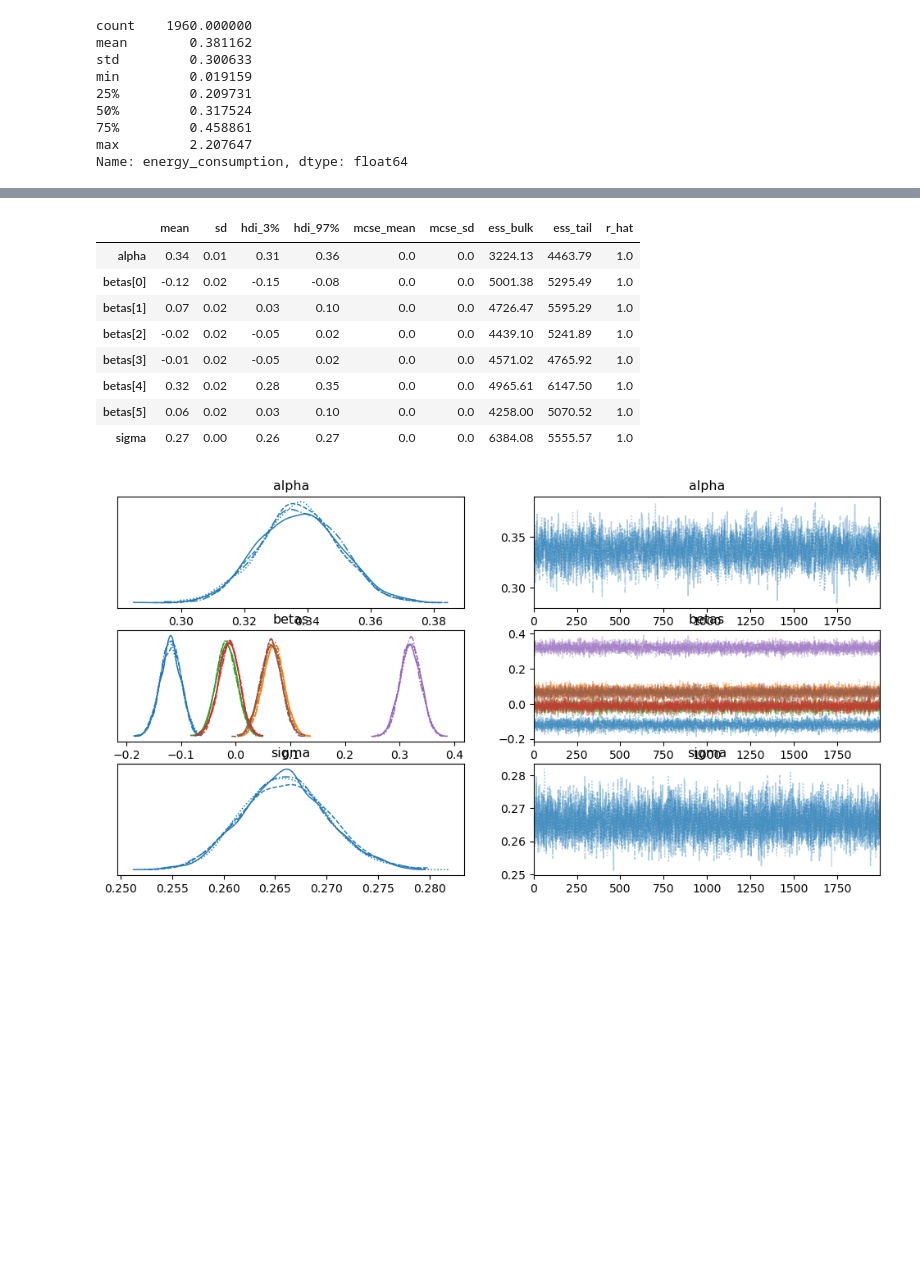
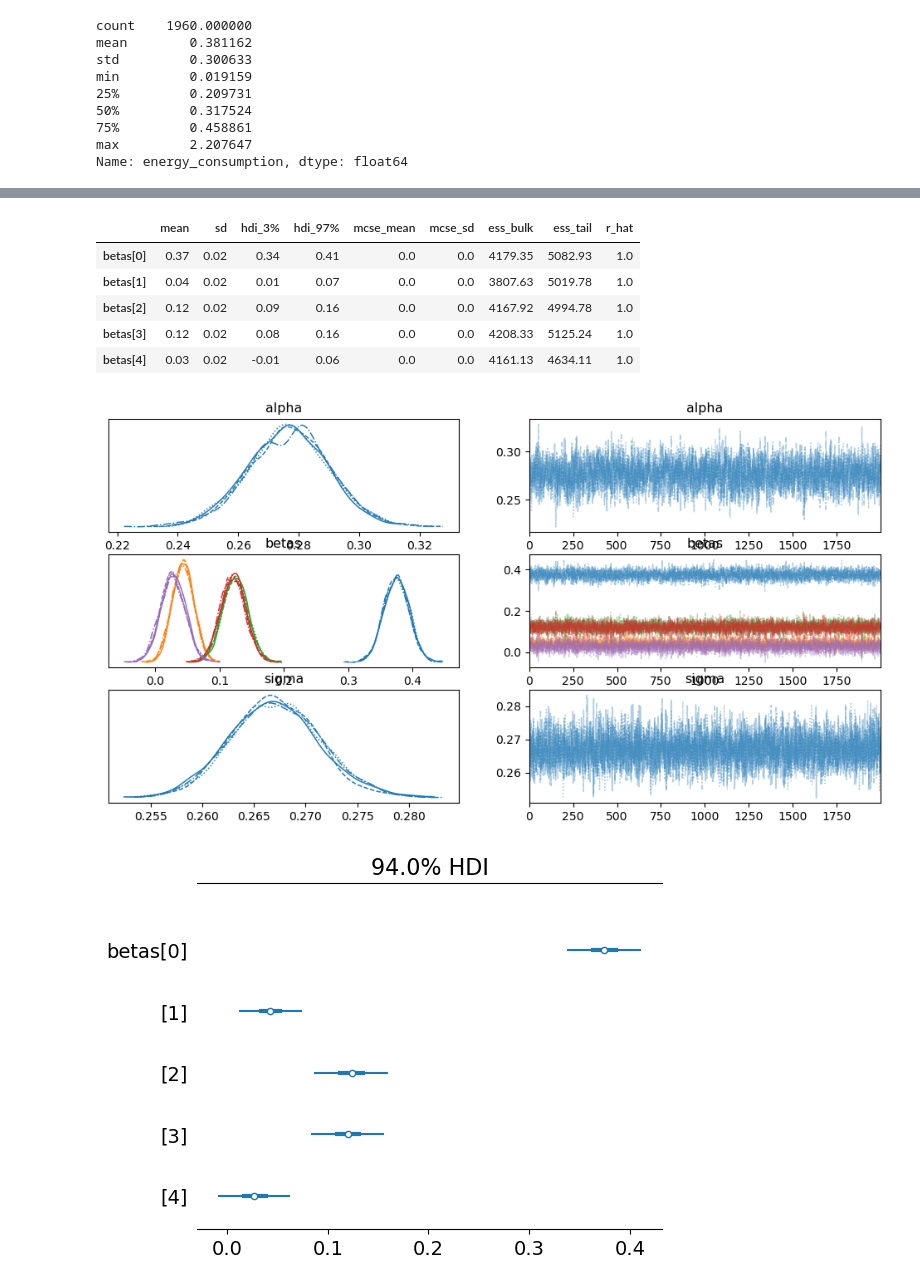
Before and after one commit to sanderengel/prpro_exam_2025, a Jupyter notebook: main-question.ipynb, the cells around one changed output, grey strips where cells are left out. Saved outputs shown, nothing was run; the diff lists cells and outputs as text; code cells hidden in the pictures; blank space fills up the shorter version.

```diff
--- a/main-question.ipynb
+++ b/main-question.ipynb
@@ -226,21 +307,6 @@ import pymc as pm
 import arviz as az
 import pandas as pd
 import numpy as np
-
-# Assuming df is already defined and contains the 'framework' and 'energy_consumption' columns
-# Make c-sharp-razor the baseline (already done in your previous code)
-df['framework'] = df['framework'].astype('category')
-df['framework'] = df['framework'].cat.reorder_categories(
-    ['razor' if 'razor' in x else x for x in df['framework'].cat.categories],
-    ordered=False
-)
-
-# Create dummy variables
-df_dummies = pd.get_dummies(df['framework'], drop_first=True)  # drop baseline ('razor')
-
-# Combine with original data
-X = df_dummies
-y = df['energy_consumption'].values
 
 # Get number of frameworks (excluding baseline)
 n_frameworks = X.shape[1]
@@ -308,16 +351,21 @@ TypeError: `data` argument must have the group "posterior_predictive" for ppcplo
+# %%
+df['language'] = df['language'].astype('category')
+df['language'] = df['language'].cat.reorder_categories(
+    ['javascript'] + [cat for cat in df['language'].cat.categories if cat != 'javascript'],
+    ordered=False
+)
+
+X_lang = pd.get_dummies(df['language'], drop_first=True)
+y = df['energy_consumption'].values
 # %%
-with pm.Model() as model_h1:
-    # Priors
-    alpha = pm.Normal("alpha", mu=0.3, sigma=0.1)  # Based on rough average
-    betas = pm.Normal("betas", mu=0, sigma=0.05, shape=X.shape[1])
+with pm.Model() as model_h2:
+    alpha = pm.Normal("alpha", mu=0.3, sigma=0.1)  # Mean energy for javascript
+    betas = pm.Normal("betas", mu=0, sigma=0.05, shape=X_lang.shape[1])
     sigma = pm.HalfNormal("sigma", sigma=0.1)
 
-    # Expected value
-    mu = alpha + pm.math.dot(X.values, betas)
+    mu = alpha + pm.math.dot(X_lang.values, betas)
 
-    # Likelihood
     y_obs = pm.Normal("y_obs", mu=mu, sigma=sigma, observed=y)
 
-    # Sampling
-    trace_h1 = pm.sample(2000, tune=1000, target_accept=0.95, return_inferencedata=True)
+    trace_h2 = pm.sample(2000, tune=1000, target_accept=0.95, return_inferencedata=True)
 # %% [output]
@@ -325,14 +378,14 @@ NameError: name 'X' is not defined
 # %%
-az.plot_trace(trace_h1)
-az.summary(trace_h1, round_to=2)
+az.plot_trace(trace_h2)
+az.plot_forest(trace_h2, var_names=["betas"], combined=True)
+
+az.summary(trace_h2, var_names=["betas"], round_to=2)
 # %% [output]
 |  | mean | sd | hdi_3% | hdi_97% | mcse_mean | mcse_sd | ess_bulk | ess_tail | r_hat |
-| alpha | 0.34 | 0.01 | 0.31 | 0.36 | 0.0 | 0.0 | 3224.13 | 4463.79 | 1.0 |
-| betas[0] | -0.12 | 0.02 | -0.15 | -0.08 | 0.0 | 0.0 | 5001.38 | 5295.49 | 1.0 |
-| betas[1] | 0.07 | 0.02 | 0.03 | 0.10 | 0.0 | 0.0 | 4726.47 | 5595.29 | 1.0 |
-| betas[2] | -0.02 | 0.02 | -0.05 | 0.02 | 0.0 | 0.0 | 4439.10 | 5241.89 | 1.0 |
-| betas[3] | -0.01 | 0.02 | -0.05 | 0.02 | 0.0 | 0.0 | 4571.02 | 4765.92 | 1.0 |
-| betas[4] | 0.32 | 0.02 | 0.28 | 0.35 | 0.0 | 0.0 | 4965.61 | 6147.50 | 1.0 |
-| betas[5] | 0.06 | 0.02 | 0.03 | 0.10 | 0.0 | 0.0 | 4258.00 | 5070.52 | 1.0 |
-| sigma | 0.27 | 0.00 | 0.26 | 0.27 | 0.0 | 0.0 | 6384.08 | 5555.57 | 1.0 |
+| betas[0] | 0.37 | 0.02 | 0.34 | 0.41 | 0.0 | 0.0 | 4179.35 | 5082.93 | 1.0 |
+| betas[1] | 0.04 | 0.02 | 0.01 | 0.07 | 0.0 | 0.0 | 3807.63 | 5019.78 | 1.0 |
+| betas[2] | 0.12 | 0.02 | 0.09 | 0.16 | 0.0 | 0.0 | 4167.92 | 4994.78 | 1.0 |
+| betas[3] | 0.12 | 0.02 | 0.08 | 0.16 | 0.0 | 0.0 | 4208.33 | 5125.24 | 1.0 |
+| betas[4] | 0.03 | 0.02 | -0.01 | 0.06 | 0.0 | 0.0 | 4161.13 | 4634.11 | 1.0 |
-[figure, old version]
+[figure, new version]
+[figure, added]
```
Also changed, not shown: parts of 21 cells of this notebook.
